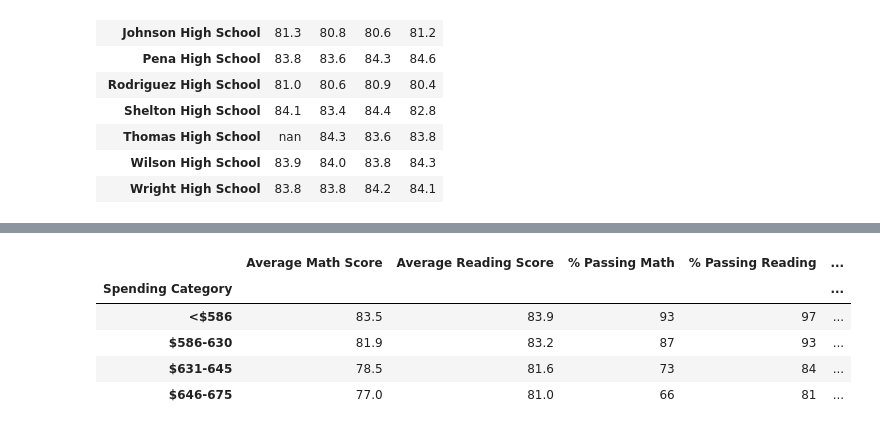
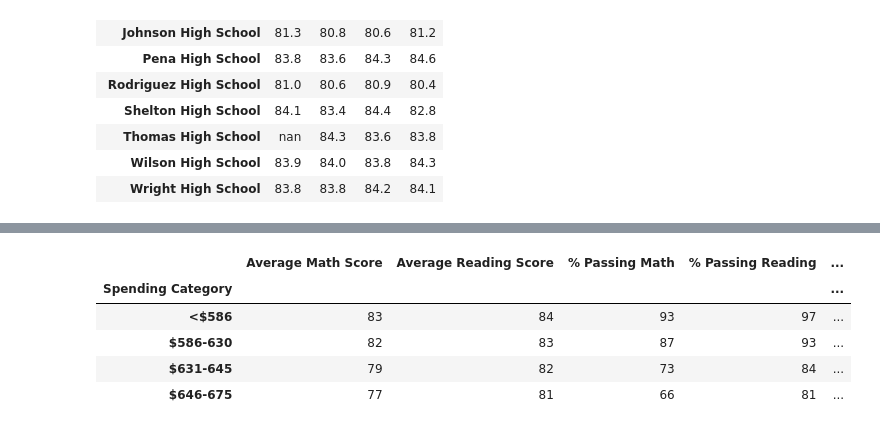
Before and after one commit to j-hendricks/School_District_Analysis, a Jupyter notebook: PyCitySchools_Challenge.ipynb, the cells around one changed output, grey strips where cells are left out. Drawn from its saved outputs; the diff is of its cells as text; code cells hidden in the pictures.

Commit message:
Fixed formatting issues

```diff
--- a/PyCitySchools_Challenge.ipynb
+++ b/PyCitySchools_Challenge.ipynb
@@ -476,21 +478,21 @@ spending_summary_df
 | $646-675 | 76.997210 | 81.027843 | 66.164813 | 81.133951 | ... |
 # %%
 # Format the DataFrame
-spending_summary_df["Average Math Score"] = spending_summary_df["Average Math Score"].map("{:.1f}".format)
+spending_summary_df["Average Math Score"] = spending_summary_df["Average Math Score"].map("{:.0f}".format)
 
-spending_summary_df["Average Reading Score"] = spending_summary_df["Average Reading Score"].map("{:.1f}".format)
+spending_summary_df["Average Reading Score"] = spending_summary_df["Average Reading Score"].map("{:.0f}".format)
 
 spending_summary_df["% Passing Math"] = spending_summary_df["% Passing Math"].map("{:.0f}".format)
 
 spending_summary_df["% Passing Reading"] = spending_summary_df["% Passing Reading"].map("{:.0f}".format)
 
 spending_summary_df["% Overall Passing"] = spending_summary_df["% Overall Passing"].map("{:.0f}".format)
 
 spending_summary_df
 # %% [output]
 |  | Average Math Score | Average Reading Score | % Passing Math | % Passing Reading | ... |
 | Spending Category |  |  |  |  | ... |
-| <$586 | 83.5 | 83.9 | 93 | 97 | ... |
-| $586-630 | 81.9 | 83.2 | 87 | 93 | ... |
-| $631-645 | 78.5 | 81.6 | 73 | 84 | ... |
-| $646-675 | 77.0 | 81.0 | 66 | 81 | ... |
+| <$586 | 83 | 84 | 93 | 97 | ... |
+| $586-630 | 82 | 83 | 87 | 93 | ... |
+| $631-645 | 79 | 82 | 73 | 84 | ... |
+| $646-675 | 77 | 81 | 66 | 81 | ... |
```
Also changed, not shown: parts of 84 cells of this notebook.
